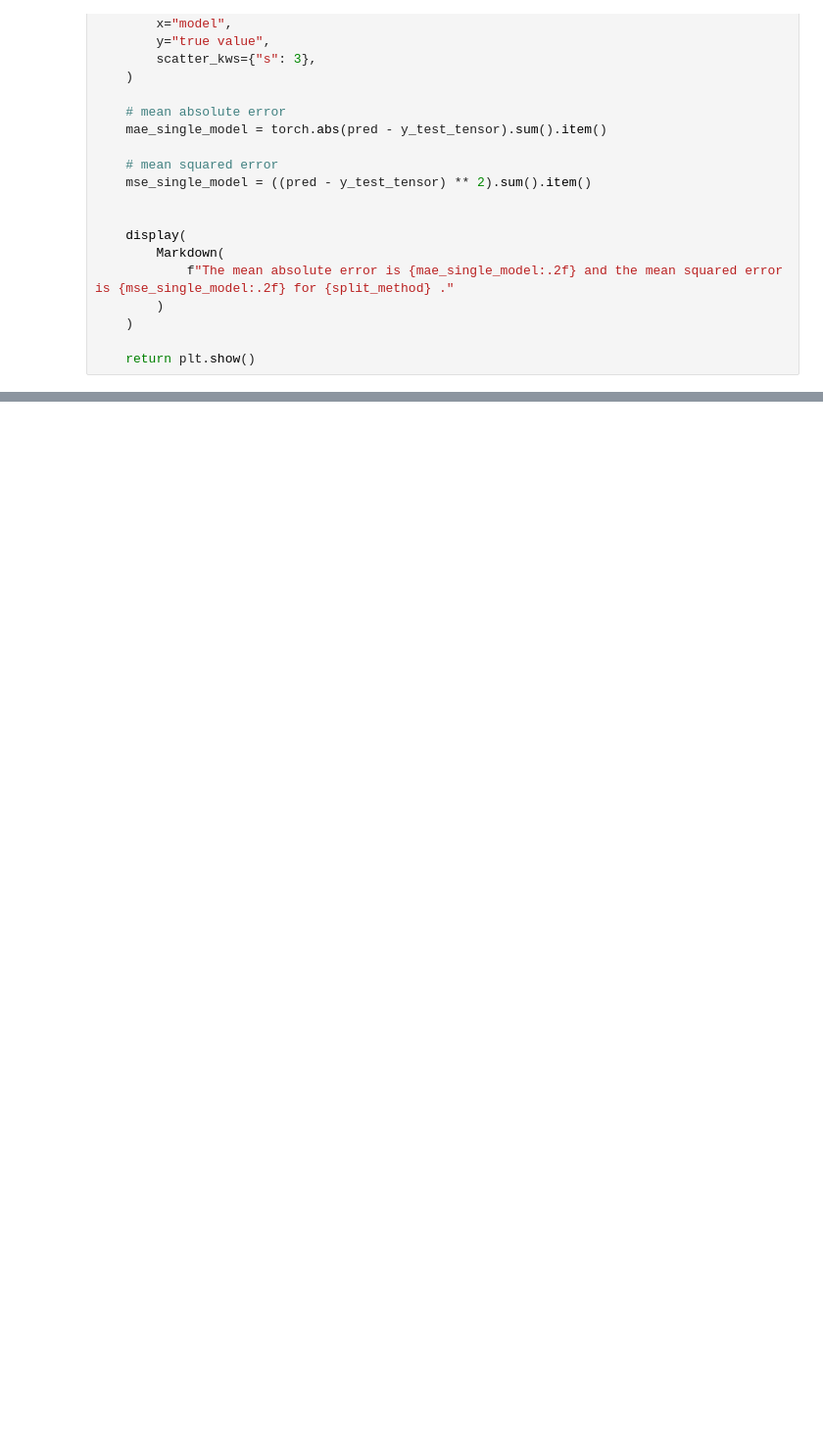
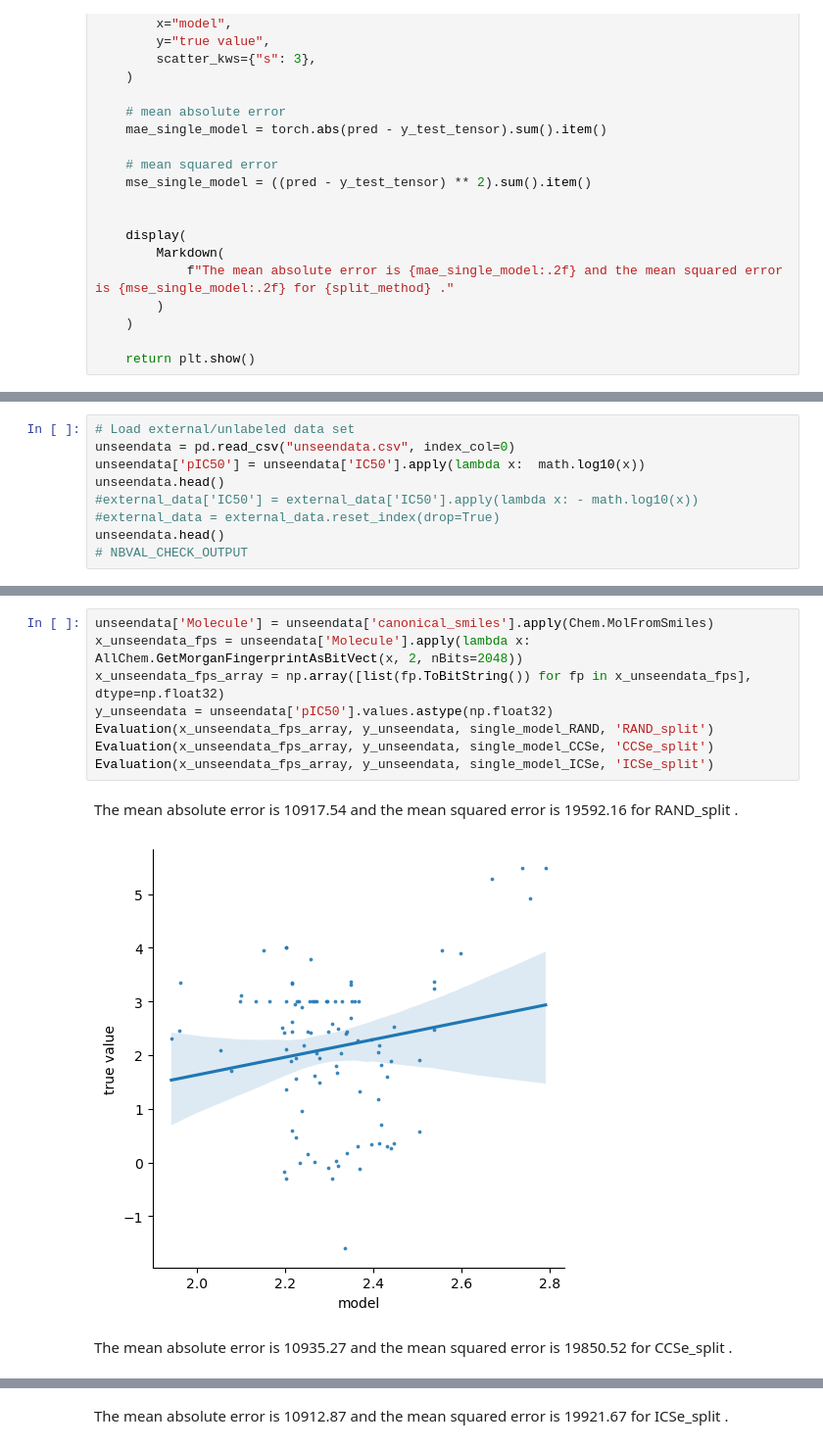
Before and after one commit to volkamerlab/CADDSeminar_2023, a Jupyter notebook: notebooks/T001_Scaffold-based-data-split/T001_Scaffold-based-data-split.ipynb, the cells around one changed output, grey strips where cells are left out. Shown at 98% size. Cells and saved outputs as stored; diff of their text form; blank space fills up the shorter version.

```diff
--- a/notebooks/T001_Scaffold-based-data-split/T001_Scaffold-based-data-split.ipynb
+++ b/notebooks/T001_Scaffold-based-data-split/T001_Scaffold-based-data-split.ipynb
@@ -563,0 +388,9 @@ Based on the MAE and MSE values, here is the ranking of the models in ascending
+# %%
+# Load external/unlabeled data set
+unseendata = pd.read_csv("unseendata.csv", index_col=0)
+unseendata['pIC50'] = unseendata['IC50'].apply(lambda x:  math.log10(x))
+unseendata.head()
+#external_data['IC50'] = external_data['IC50'].apply(lambda x: - math.log10(x))
+#external_data = external_data.reset_index(drop=True)
+unseendata.head()
+# NBVAL_CHECK_OUTPUT
@@ -563,0 +405,12 @@ Based on the MAE and MSE values, here is the ranking of the models in ascending
+# %%
+unseendata['Molecule'] = unseendata['canonical_smiles'].apply(Chem.MolFromSmiles)
+x_unseendata_fps = unseendata['Molecule'].apply(lambda x: AllChem.GetMorganFingerprintAsBitVect(x, 2, nBits=2048))
+x_unseendata_fps_array = np.array([list(fp.ToBitString()) for fp in x_unseendata_fps], dtype=np.float32)
+y_unseendata = unseendata['pIC50'].values.astype(np.float32)
+Evaluation(x_unseendata_fps_array, y_unseendata, single_model_RAND, 'RAND_split')
+Evaluation(x_unseendata_fps_array, y_unseendata, single_model_CCSe, 'CCSe_split')
+Evaluation(x_unseendata_fps_array, y_unseendata, single_model_ICSe, 'ICSe_split')
+# %% [output]
+The mean absolute error is 10917.54 and the mean squared error is 19592.16 for RAND_split .
+[figure, added]
+The mean absolute error is 10935.27 and the mean squared error is 19850.52 for CCSe_split .
@@ -563,0 +418 @@ Based on the MAE and MSE values, here is the ranking of the models in ascending
+The mean absolute error is 10912.87 and the mean squared error is 19921.67 for ICSe_split .
```
Also changed, not shown: parts of 53 cells of this notebook, 1 other file.
